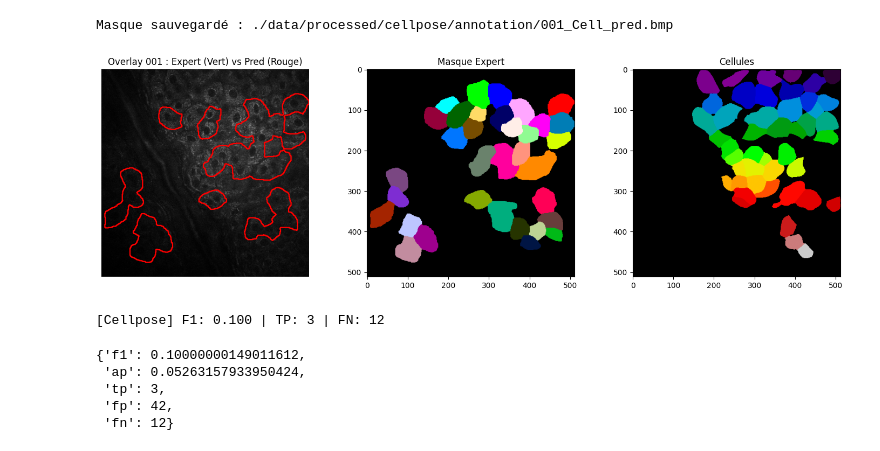
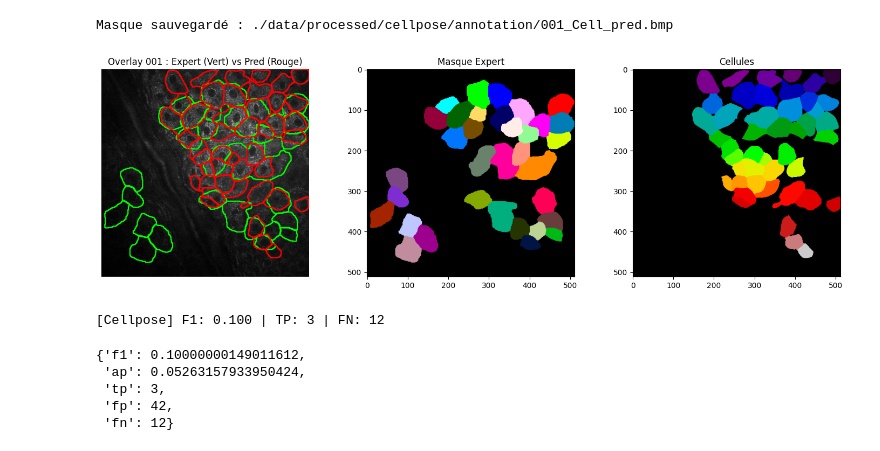
Before and after one commit to GautierGabriel/DIMA, a Jupyter notebook: scripts/cellpose_untrained.ipynb, the cells around one changed output. Cells and saved outputs as stored; diff of their text form; code cells hidden in the pictures.

```diff
--- a/scripts/cellpose_untrained.ipynb
+++ b/scripts/cellpose_untrained.ipynb
@@ -76,17 +95,17 @@ Masque sauvegardé : ./data/processed/cellpose/annotation/001_Cell_pred.bmp
 # %%
 true_mask = visualizer.load_data("001", mode='Cell')
 
 fig, (ax1, ax2, ax3) = plt.subplots(1, 3, figsize=(18, 5))
-visualizer.plot_overlay(i = "001", mask_pred=true_mask, ax=ax1, show=False)
+visualizer.plot_overlay(i = "001", mask_pred=masks, ax=ax1, show=False)
 visualizer.plot(data = masks, mode = 'Cell_pred', ax=ax3, show=False)
 visualizer.plot(i = "001", mode='Cell', ax=ax2, show=False, title="Masque Expert")
 plt.show()
 
 
 ev = tool.Stats()
 ev.report("Cellpose", true_mask, masks)
 # %% [output]
-[figure, old version]
+[figure, new version]
 [Cellpose] F1: 0.100 | TP: 3 | FN: 12
 {'f1': 0.10000000149011612,
  'ap': 0.05263157933950424,
```
Also changed, not shown: parts of 7 cells of this notebook.
